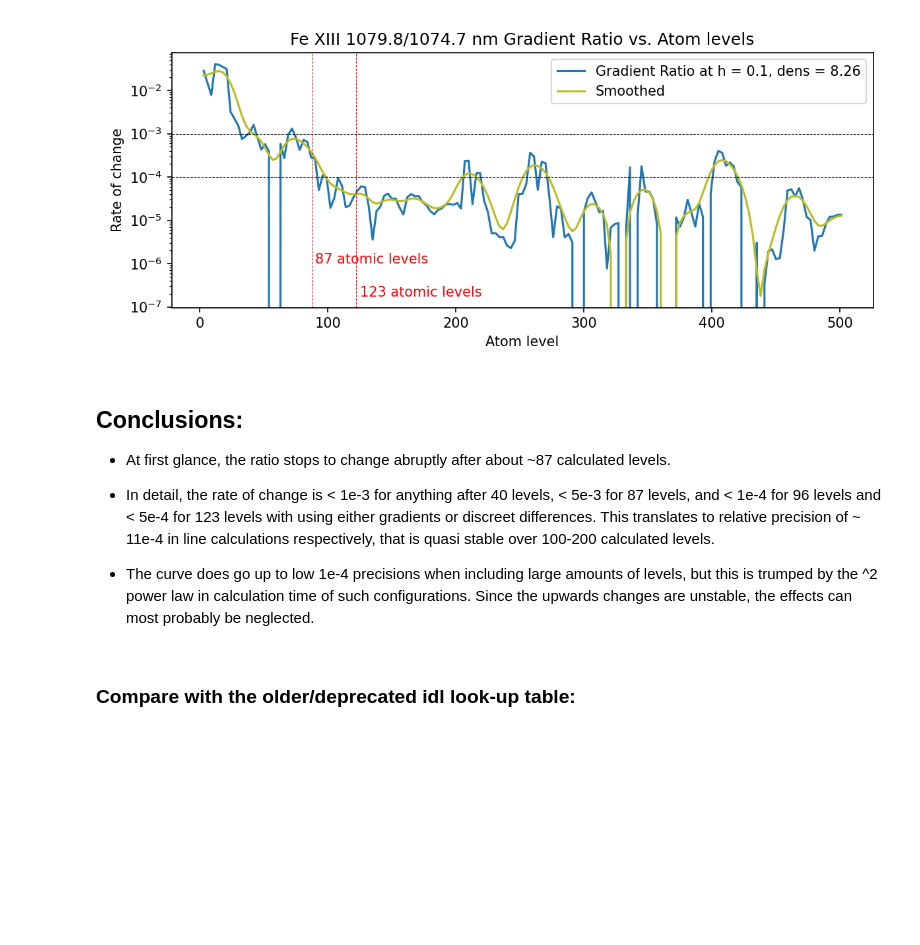
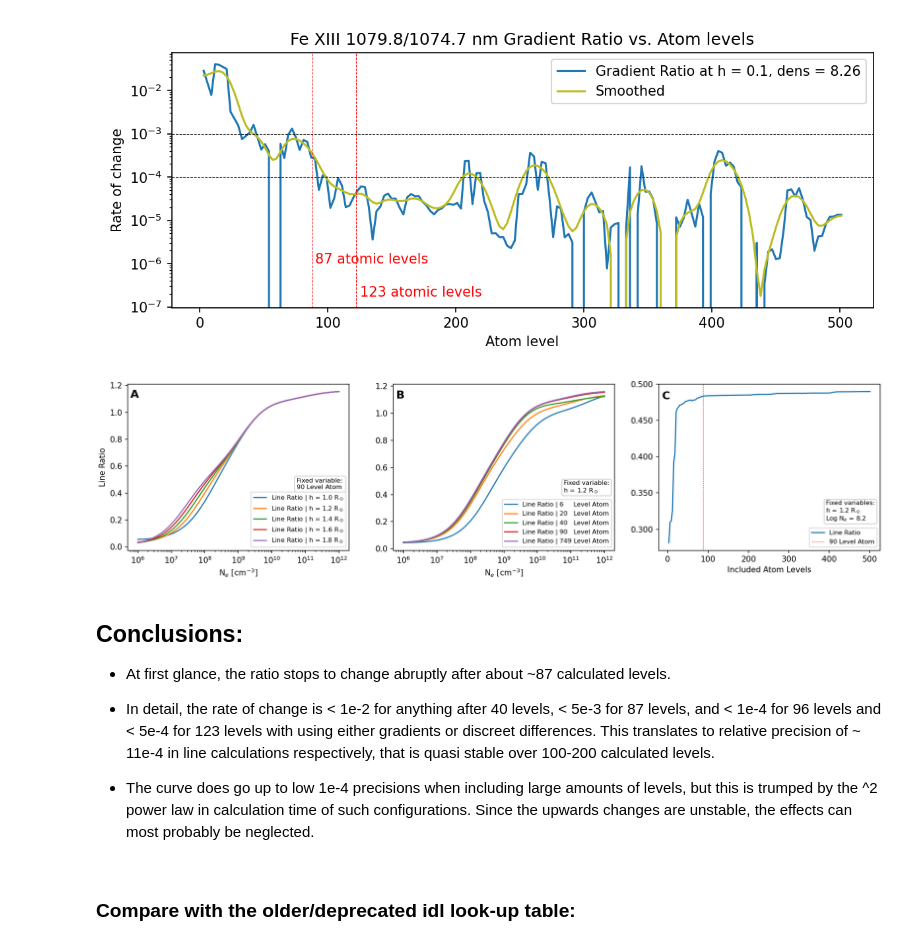
Before and after one commit to arparaschiv/FeXIII-coronal-density, a Jupyter notebook: PyCELP_generate_lookup.ipynb, the cells around one changed output. Cells and saved outputs as stored; diff of their text form; code cells hidden in the pictures; blank space fills up the shorter version.

```diff
--- a/PyCELP_generate_lookup.ipynb
+++ b/PyCELP_generate_lookup.ipynb
@@ -407,12 +414,80 @@ plt.axhline(0.0001,linestyle="dashed",color="k",linewidth=0.5)
 plt.tight_layout()
 # %% [output]
 [figure]
+# %%
+#Combined figure for all 3 plots
+fig,ax=plt.subplots(1,3,figsize=(14,3.5))
+ax=ax.flatten()
+bbox0 = dict(boxstyle='round', facecolor='white', alpha=0.2)
+
+for i in range(0,10,2):
+    ax[0].plot(densities,1/ratios[10*i,:]  ,label = r'Line Ratio | h = '+str(np.round(heights[10*i],1))[:4]+" R$_\odot$")  ## do one in 10 heights to not overcrowd the plot
+ax[0].set_xscale('log')
+ax[0].set_xlabel('N$_e$ [cm$^{-3}$]')
+#ax[0].set_title('Fe XIII 1079.8/1074.7 nm Line Ratio vs. Electron Density -- '+str(la)+' level atom')
+ax[0].set_ylabel('Line Ratio')
+ax[0].text(6e5,1.11,"A",fontweight="bold",fontsize=14)
+#ax[0].plot([],[],color="w",label="90 Level Atom ")
+ax[0].text(0.763, 0.435,'Fixed variable:\n90 Level Atom ',transform=ax[0].transAxes,va='top',bbox=bbox0,fontsize=8)
+ax[0].legend(fontsize=8,loc="lower right")
+
+#densities1=np.log10(densities)
+densities1=densities.copy()
+strlvl=["6    ","20  ","30  ","40  ","90  ","100","120","300","500","749"]
+for i in [0,1,3,4,9]:
+    ax[1].plot(densities1,intensities1[1,:,i] / intensities1[0,:,i]  ,label = f'Line Ratio | {strlvl[i]} Level Atom')
+# plt.plot(densities1,intensities1[1,:,0] / intensities1[0,:,0]  ,label = r'Int. Ratio | 6   level')
+# plt.plot(densities1,intensities1[1,:,1] / intensities1[0,:,1]  ,label = r'Int. Ratio | 20  level')
+# plt.plot(densities1,intensities1[1,:,2] / intensities1[0,:,2]  ,label = r'Int. Ratio | 40  level')
+# plt.plot(densities1,intensities1[1,:,3] / intensities1[0,:,3]  ,label = r'Int. Ratio | 80  level')
+# plt.plot(densities1,intensities1[1,:,4] / intensities1[0,:,4]  ,label = r'Int. Ratio | 100 level')
+# plt.plot(densities1,intensities1[1,:,5] / intensities1[0,:,5]  ,label = r'Int. Ratio | 150 level')
+# plt.plot(densities1,intensities1[1,:,6] / intensities1[0,:,6]  ,label = r'Int. Ratio | 300 level')
+# plt.plot(densities1,intensities1[1,:,7] / intensities1[0,:,7]  ,label = r'Int. Ratio | 500 level')
+# plt.plot(densities1,intensities1[1,:,8] / intensities1[0,:,8]  ,label = r'Int. Ratio | 750 level')
+ax[1].set_xscale('log')
+#plt.xlim(7.9,8.6)
+#plt.ylim(0.15,0.6)
+#ax[1].axvline(8.26,color="r")
+ax[1].set_xlabel('N$_e$ [cm$^{-3}$]')
+#ax[1].set_title('Fe XIII 1079.8/1074.7 nm Line Ratio vs. Electron Density -- height = '+ str(eheight))
+ax[1].text(6e5,1.11,"B",fontweight="bold",fontsize=14)
+#ax[1].plot([],[],color="w",label="h = 1.2 R$_\odot$ ")
+#ax[1].set_ylabel('Line Ratio')
+ax[1].text(0.77, 0.42,'Fixed variable:\nh = 1.2 R$_\odot$  ',transform=ax[1].transAxes,va='top',bbox=bbox0,fontsize=8)
+ax[1].legend(fontsize=8,loc="lower right")
+
+ax[2].plot(range(3,502,3),ints[1,:] / ints[0,:]  ,label = r'Line Ratio')
+
+ax[2].set_xlabel('Included Atom Levels')
+#ax[2].set_title('Fe XIII 1079.8/1074.7 nm Line Ratio vs. Atom levels')
+#ax[2].set_ylabel('Line Ratio')
+
+ax[2].axvline(88,linestyle="dashed",color="r",linewidth=0.5,label="90 Level Atom")
+#ax[2].text(90,0.31,"87 atomic levels",color='r',fontsize=10)
+
+# ax[2].axvline(122,linestyle="dashed",color="r",linewidth=0.5)
+# ax[2].text(125,0.28,"123 atomic levels",color='r',fontsize=10)
+
+aa=ax[2].set_yticklabels([f'{x:.3f}' for x in ax[2].get_yticks()])
+ax[2].text(-14,0.479,"C",fontweight="bold",fontsize=14)
+ax[2].text(0.755, 0.3,'Fixed variables:\nh = ' + str(np.round(hhh+1.1,1)) + ' R$_\odot$\nLog N$_e$ = 8.2 ',transform=ax[2].transAxes,va='top',bbox=bbox0,fontsize=8)
+ax[2].legend(fontsize=8)
+
+
+#fig.tight_layout()
+fig.subplots_adjust(left=0.04,right=0.99,bottom=0.14,top=0.98,hspace=0.01)
+
+# plt.savefig("./figx_theorat.png", dpi=100)
+# plt.savefig("./figx_theorat_hires.png", dpi=600)
+# %% [output]
+[figure, added]
 # %% [markdown]
 ## Conclusions:
 
 - At first glance, the ratio stops to change abruptly after about ~87 calculated levels.
 
-- In detail, the rate of change is < 1e-3 for anything after 40 levels, < 5e-3 for 87 levels, and < 1e-4 for 96 levels and < 5e-4 for 123 levels with using either gradients or discreet differences.
+- In detail, the rate of change is < 1e-2 for anything after 40 levels, < 5e-3 for 87 levels, and < 1e-4 for 96 levels and < 5e-4 for 123 levels with using either gradients or discreet differences.
 This translates to relative precision of ~ 11e-4 in line calculations respectively, that is quasi stable over 100-200 calculated levels.
 
 - The curve does go up to low 1e-4 precisions when including large amounts of levels, but this is trumped by the ^2 power law in calculation time of such configurations.
```
Also changed, not shown: parts of 7 cells of this notebook, 1 other file.
